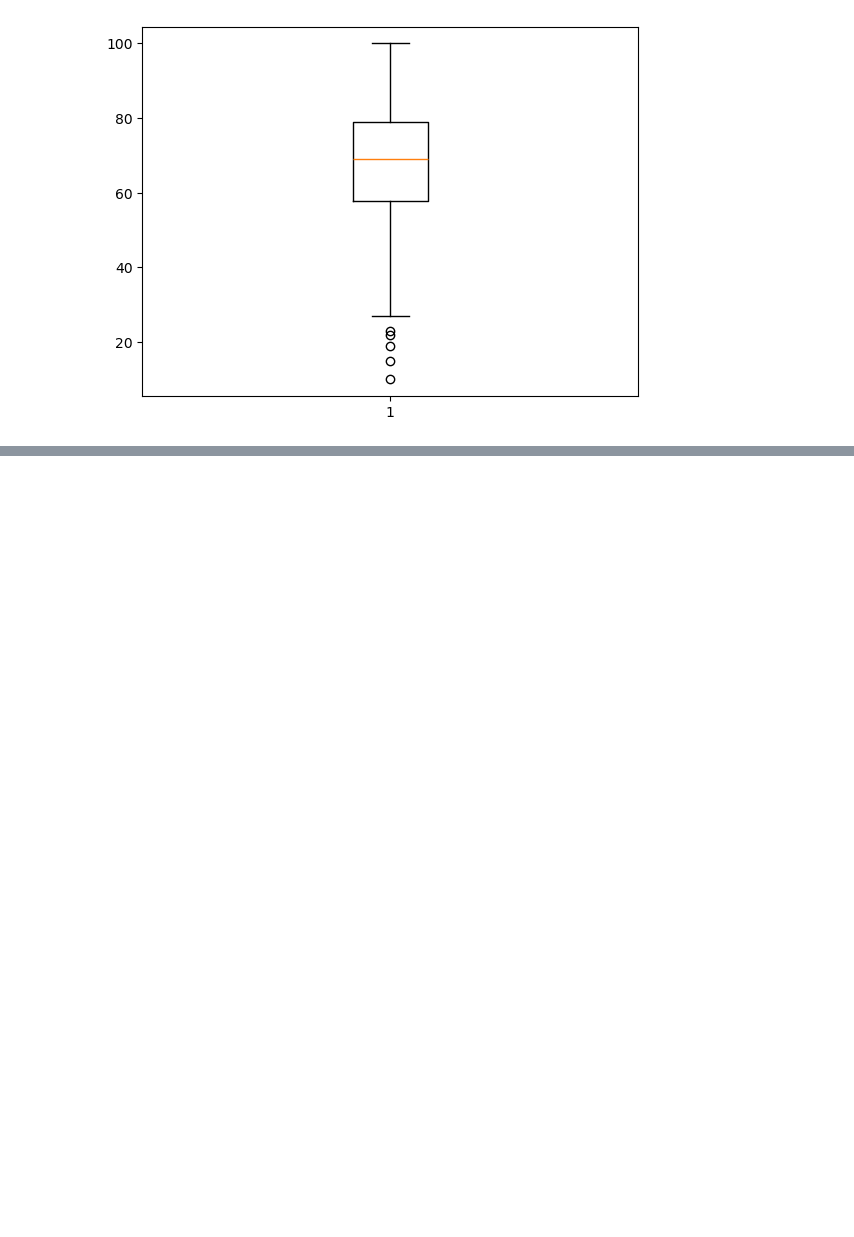
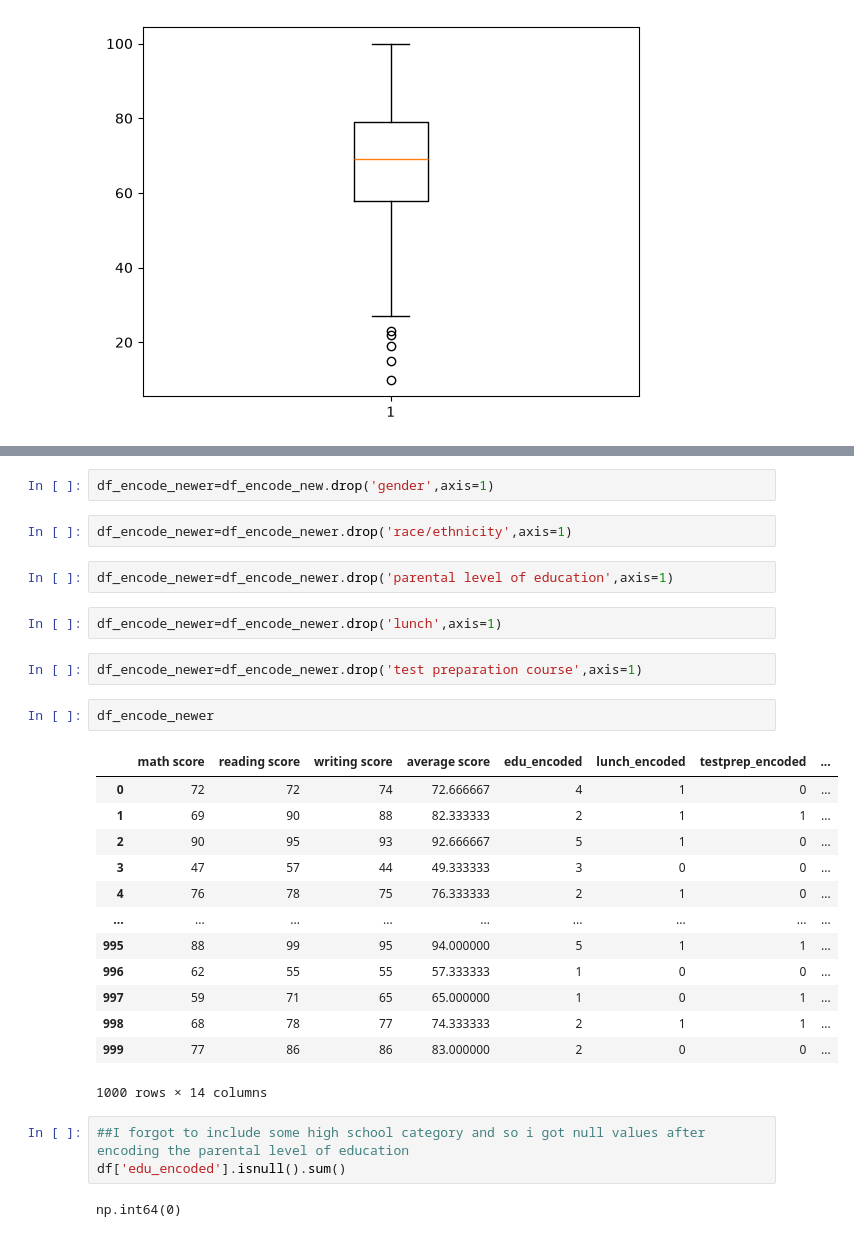
Before and after one commit to Andies-collab/student-performance, a Jupyter notebook: notebooks/EDA.ipynb, the cells around one changed output, grey strips where cells are left out. Drawn from its saved outputs; the diff is of its cells as text; blank space fills up the shorter version.

Commit message:
encoding categorical columns, training and model prediction

```diff
--- a/notebooks/EDA.ipynb
+++ b/notebooks/EDA.ipynb
@@ -248,0 +538,31 @@ plt.boxplot(df['writing score'])
+# %%
+df_encode_newer=df_encode_new.drop('gender',axis=1)
+# %%
+df_encode_newer=df_encode_newer.drop('race/ethnicity',axis=1)
+# %%
+df_encode_newer=df_encode_newer.drop('parental level of education',axis=1)
+# %%
+df_encode_newer=df_encode_newer.drop('lunch',axis=1)
+# %%
+df_encode_newer=df_encode_newer.drop('test preparation course',axis=1)
+# %%
+df_encode_newer
+# %% [output]
+|  | math score | reading score | writing score | average score | edu_encoded | lunch_encoded | testprep_encoded | ... |
+| 0 | 72 | 72 | 74 | 72.666667 | 4 | 1 | 0 | ... |
+| 1 | 69 | 90 | 88 | 82.333333 | 2 | 1 | 1 | ... |
+| 2 | 90 | 95 | 93 | 92.666667 | 5 | 1 | 0 | ... |
+| 3 | 47 | 57 | 44 | 49.333333 | 3 | 0 | 0 | ... |
+| 4 | 76 | 78 | 75 | 76.333333 | 2 | 1 | 0 | ... |
+| ... | ... | ... | ... | ... | ... | ... | ... | ... |
+| 995 | 88 | 99 | 95 | 94.000000 | 5 | 1 | 1 | ... |
+| 996 | 62 | 55 | 55 | 57.333333 | 1 | 0 | 0 | ... |
+| 997 | 59 | 71 | 65 | 65.000000 | 1 | 0 | 1 | ... |
+| 998 | 68 | 78 | 77 | 74.333333 | 2 | 1 | 1 | ... |
+| 999 | 77 | 86 | 86 | 83.000000 | 2 | 0 | 0 | ... |
+1000 rows × 14 columns
+# %%
+##I forgot to include some high school category and so i got null values after encoding the parental level of education
+df['edu_encoded'].isnull().sum()
+# %% [output]
+np.int64(0)
```
Also changed, not shown: parts of 59 cells of this notebook.
